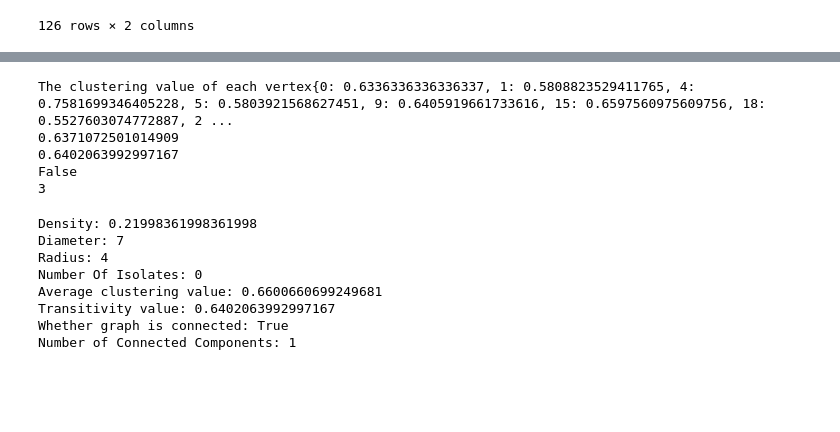
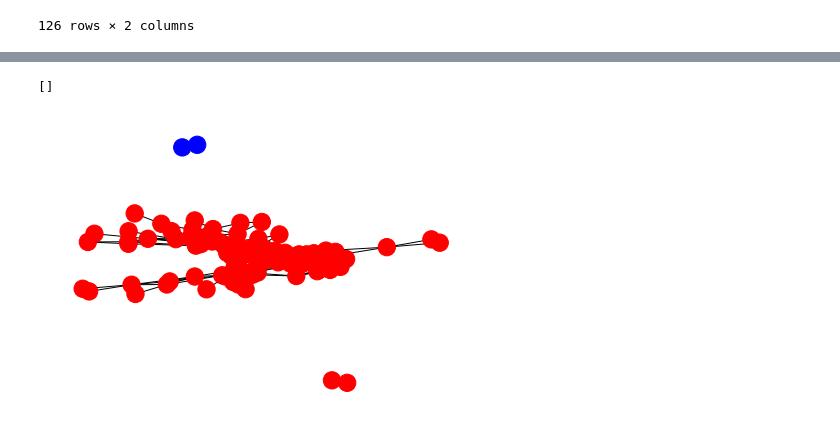
Before and after one commit to SirUnknown2/colonoscopy-videos-classification, a Jupyter notebook: MLPVoice.ipynb, the cells around one changed output, grey strips where cells are left out. Drawn from its saved outputs; the diff is of its cells as text; code cells hidden in the pictures; blank space fills up the shorter version.

```diff
--- a/MLPVoice.ipynb
+++ b/MLPVoice.ipynb
@@ -288,32 +279,12 @@ Maximum betweeness centrality: 125
-# %%
-print(f"The clustering value of each vertex{nx.clustering(G)}")
-print(nx.average_clustering(G)) #
-print(nx.transitivity(G))# 3* number of triangles in G/ number of connected triads in G
-print(nx.is_connected(G))
-print(nx.number_connected_components(G)) # number of different connected components
-# %% [output]
-The clustering value of each vertex{0: 0.6336336336336337, 1: 0.5808823529411765, 4: 0.7581699346405228, 5: 0.5803921568627451, 9: 0.6405919661733616, 15: 0.6597560975609756, 18: 0.5527603074772887, 2 ...
-0.6371072501014909
-0.6402063992997167
-False
-3
-# %%
-giant_component = G.subgraph(max(nx.connected_components(G), key=len))
-
-print(f"Density: {nx.density(giant_component)}")
-print(f"Diameter: {nx.diameter(giant_component)}")
-print(f"Radius: {nx.radius(giant_component)}")
-print(f"Number Of Isolates: {nx.number_of_isolates(giant_component)}")
-print(f"Average clustering value: {nx.average_clustering(giant_component)}")
-print(f"Transitivity value: {nx.transitivity(giant_component)}")
-print(f"Whether graph is connected: {nx.is_connected(giant_component)}")
-print(f"Number of Connected Components: {nx.number_connected_components(giant_component)}")
-# %% [output]
-Density: 0.21998361998361998
-Diameter: 7
-Radius: 4
-Number Of Isolates: 0
-Average clustering value: 0.6600660699249681
-Transitivity value: 0.6402063992997167
-Whether graph is connected: True
-Number of Connected Components: 1
+# %%
+color_map_cluster = np.array([])
+for node in G:
+    if (predicted_label[node]==0):
+        color_map_cluster = np.append(color_map_cluster, 'red')
+    else:
+        color_map_cluster = np.append(color_map_cluster, 'blue')
+nx.draw(G, node_color=color_map_cluster)
+plt.plot()
+# %% [output]
+[]
+[figure, new version]
```
Also changed, not shown: parts of 13 cells of this notebook.
